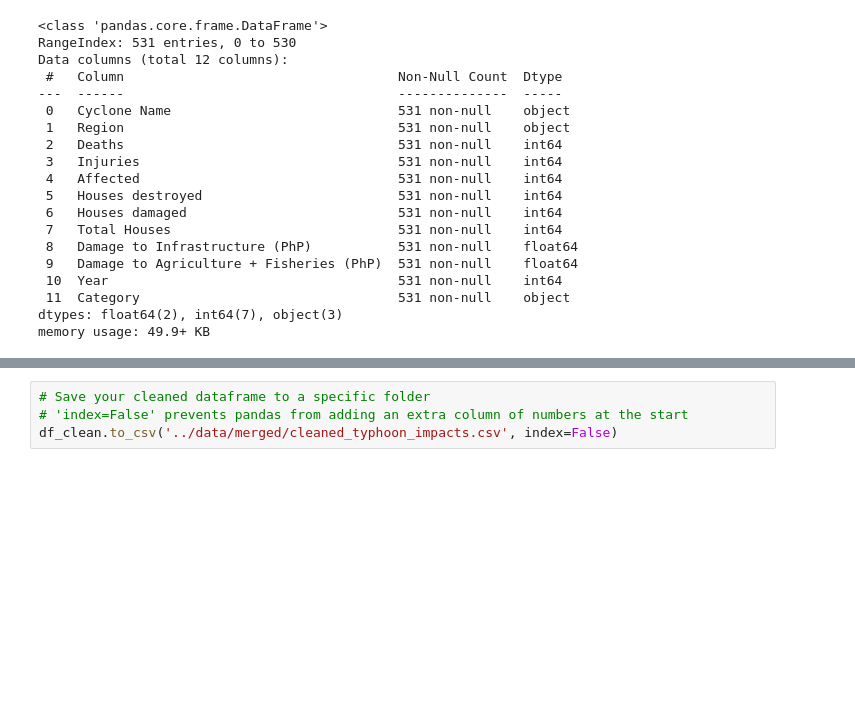
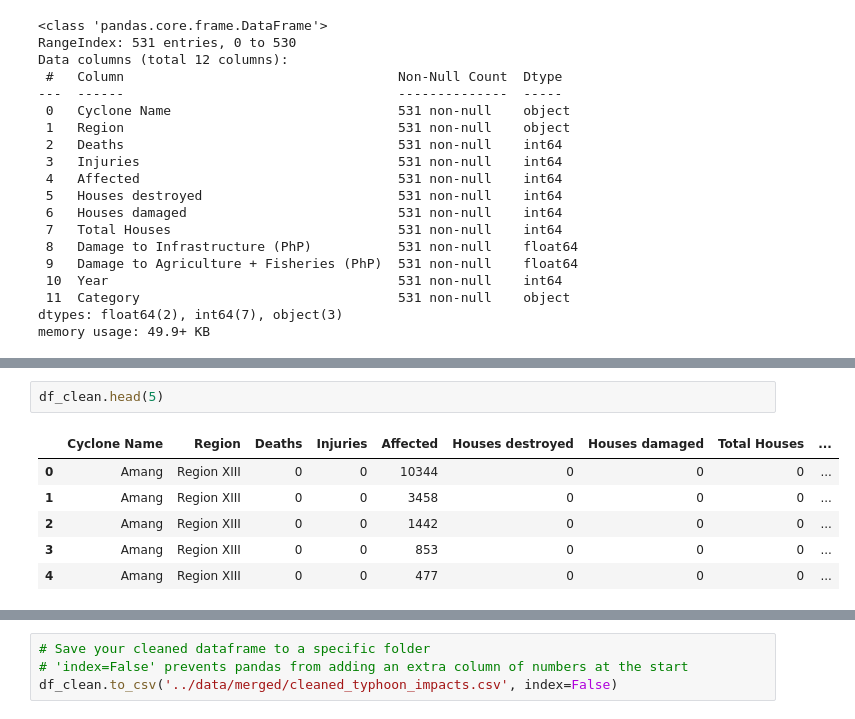
Before and after one commit to alecbnono/flood-control-health-outcomes, a Jupyter notebook: notebooks/typhoon_impact.ipynb, the cells around one changed output, grey strips where cells are left out. Cells and saved outputs as stored; diff of their text form; blank space fills up the shorter version.

```diff
--- a/notebooks/typhoon_impact.ipynb
+++ b/notebooks/typhoon_impact.ipynb
@@ -431,0 +435,9 @@ memory usage: 49.9+ KB
+# %%
+df_clean.head(5)
+# %% [output]
+|  | Cyclone Name | Region | Deaths | Injuries | Affected | Houses destroyed | Houses damaged | Total Houses | ... |
+| 0 | Amang | Region XIII | 0 | 0 | 10344 | 0 | 0 | 0 | ... |
+| 1 | Amang | Region XIII | 0 | 0 | 3458 | 0 | 0 | 0 | ... |
+| 2 | Amang | Region XIII | 0 | 0 | 1442 | 0 | 0 | 0 | ... |
+| 3 | Amang | Region XIII | 0 | 0 | 853 | 0 | 0 | 0 | ... |
+| 4 | Amang | Region XIII | 0 | 0 | 477 | 0 | 0 | 0 | ... |
```
Also changed, not shown: parts of 10 cells of this notebook, 1 other file.
